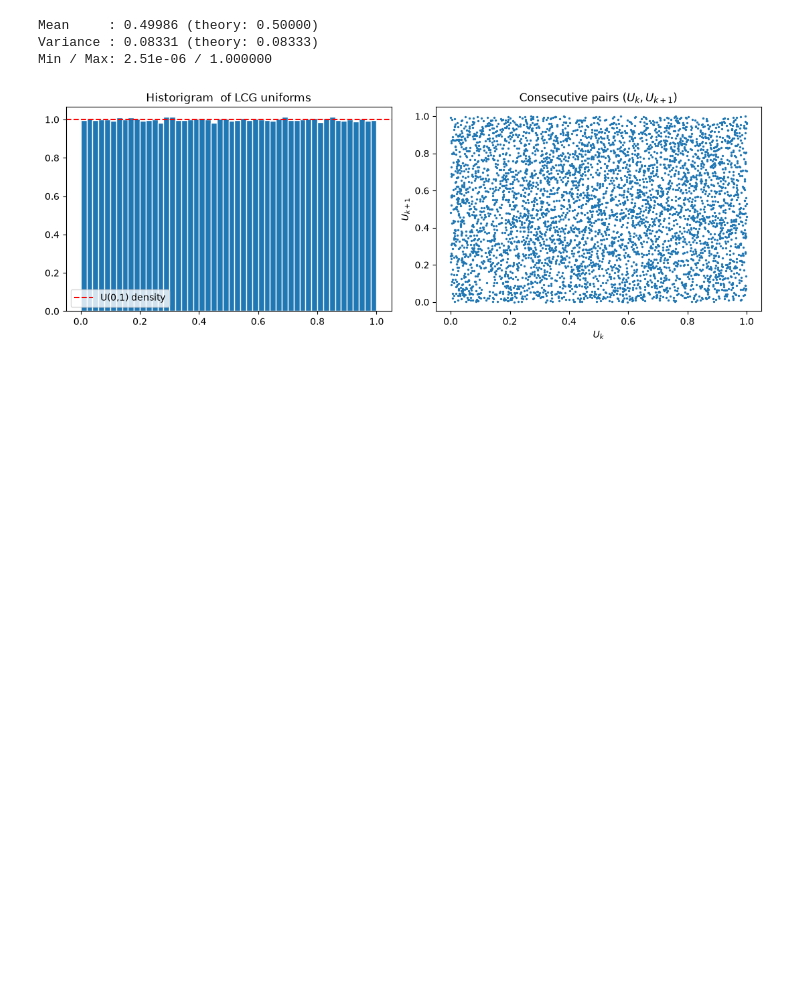
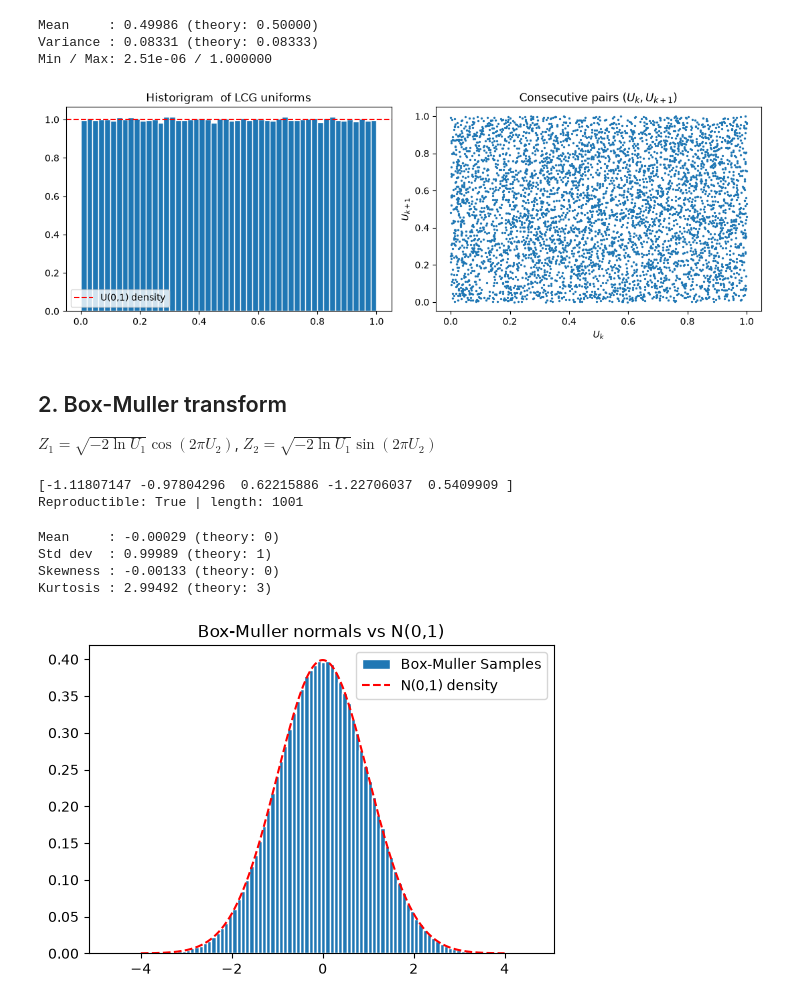
Before and after one commit to Gabrielnstr/American_Options_Pricer, a Jupyter notebook: notebooks/01_random_number_generation.ipynb, the cells around one changed output. Cells and saved outputs as stored; diff of their text form; code cells hidden in the pictures; blank space fills up the shorter version.

Commit message:
feat: add Box-Muller normal generator

```diff
--- a/notebooks/01_random_number_generation.ipynb
+++ b/notebooks/01_random_number_generation.ipynb
@@ -64,3 +64,41 @@ plt.tight_layout()
 plt.savefig("../figures/lcg_uniform_check.png", dpi=150)
 # %% [output]
 [figure]
+# %% [markdown]
+## 2. Box-Muller transform
+
+$Z_1 = \sqrt{-2\ln U_1}\cos(2\pi U_2)$, $Z_2 = \sqrt{-2\ln U_1}\sin(2\pi U_2)$
+# %%
+g = LCG(seed=42)
+print(g.normal(5))
+
+# Same seed -> same sequence
+a = LCG(seed=42).normal(1001) # odd n on purpose
+b = LCG(seed=42).normal(1001)
+print("Reproductible:", np.array_equal(a, b), "| length:", len(a))
+# %% [output]
+[-1.11807147 -0.97804296  0.62215886 -1.22706037  0.5409909 ]
+Reproductible: True | length: 1001
+# %%
+z = LCG(seed=42).normal(1_000_000)
+print(f"Mean     : {z.mean():.5f} (theory: 0)")
+print(f"Std dev  : {z.std():.5f} (theory: 1)")
+print(f"Skewness : {((z - z.mean())**3).mean() / z.std()**3:.5f} (theory: 0)")
+print(f"Kurtosis : {((z - z.mean())**4).mean() / z.std()**4:.5f} (theory: 3)")
+# %% [output]
+Mean     : -0.00029 (theory: 0)
+Std dev  : 0.99989 (theory: 1)
+Skewness : -0.00133 (theory: 0)
+Kurtosis : 2.99492 (theory: 3)
+# %%
+from scipy.stats import norm
+
+x = np.linspace(-4, 4, 400)
+plt.figure(figsize=(6, 4))
+plt.hist(z, bins=100, density=True, edgecolor="white", label="Box-Muller Samples")
+plt.plot(x, norm.pdf(x), "r--", label="N(0,1) density")
+plt.title("Box-Muller normals vs N(0,1)")
+plt.legend()
+plt.show()
+# %% [output]
+[figure, added]
```
Also changed, not shown: 1 other file.
